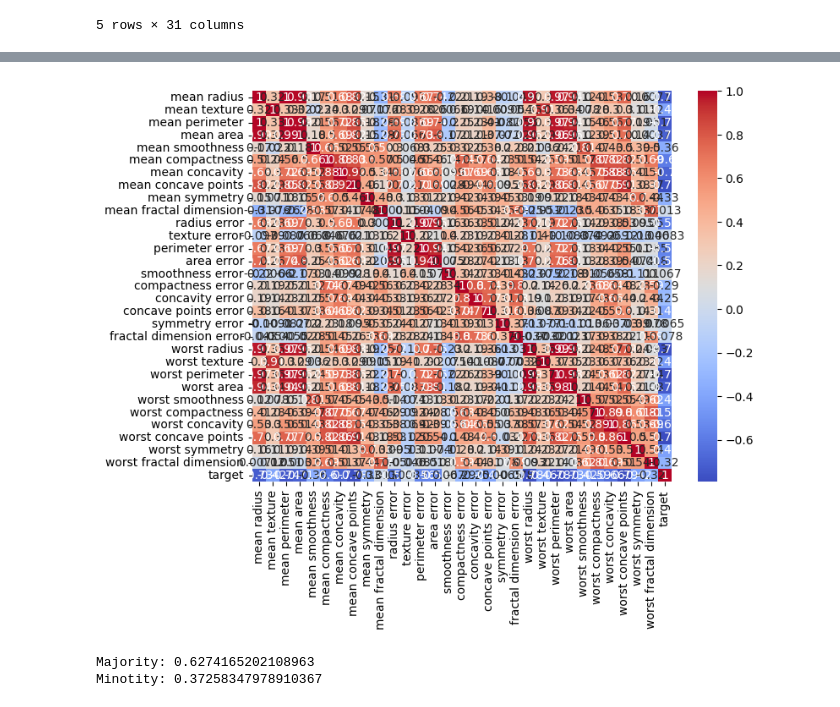
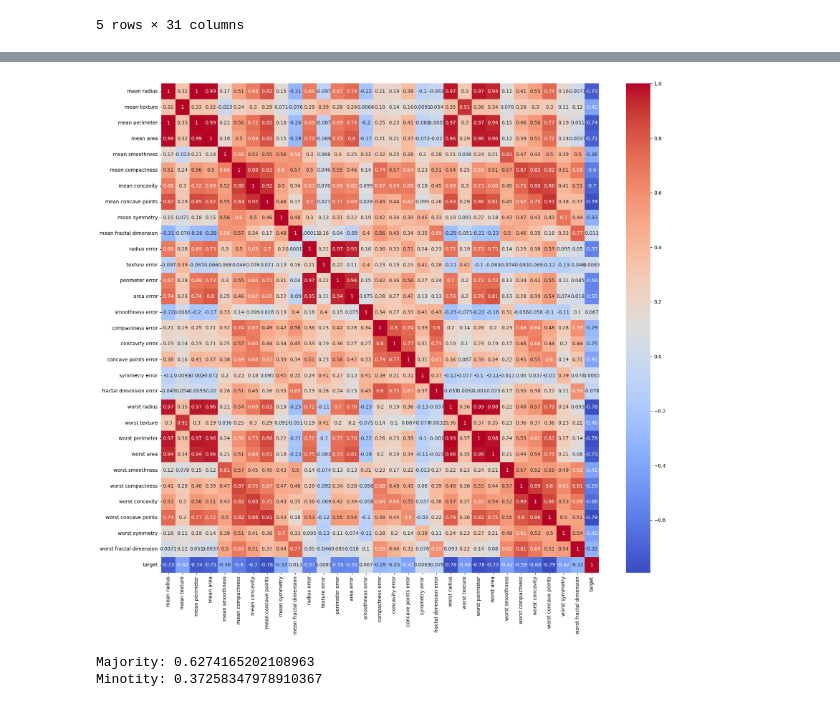
Before and after one commit to melissaviolet/Skill_growth_ds, a Jupyter notebook: coursework3.ipynb, the cells around one changed output, grey strips where cells are left out. Cells and saved outputs as stored; diff of their text form; code cells hidden in the pictures.

Commit message:
Did teh heatmap successfully

```diff
--- a/coursework3.ipynb
+++ b/coursework3.ipynb
@@ -79,10 +90,9 @@ Missing values in the dataset  : 0
 # %%
-# Correlation of features
-plt.figure(figsize=(8,6))
+plt.figure(figsize=(20,18))
 sns.heatmap(df.corr(), annot=True, cmap="coolwarm")
 plt.show()
 # %% [output]
-[figure, old version]
+[figure, new version]
 # %%
 #Binary classification feauture
 #since this is a Binary Classification problem
```
Also changed, not shown: parts of 1 cell of this notebook.
